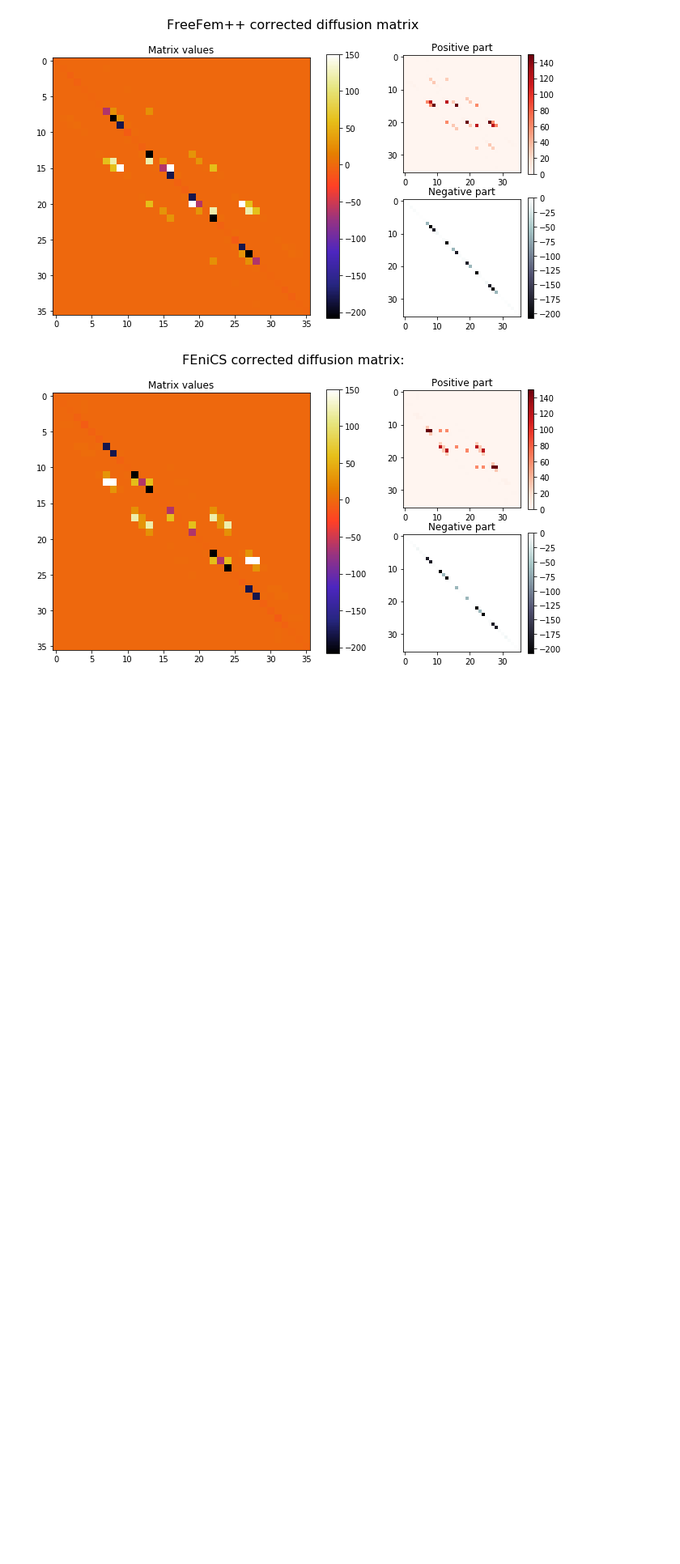
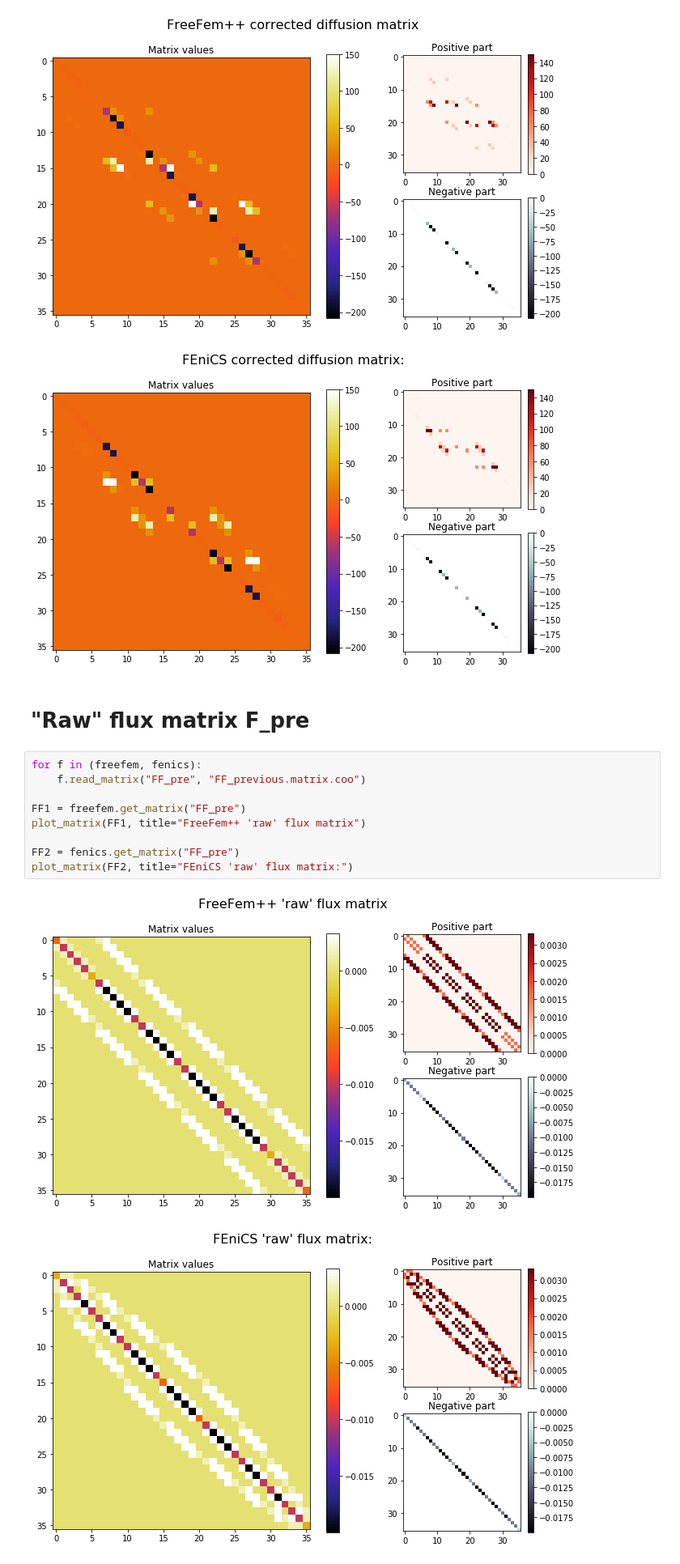
Before and after one commit to AlbaNaIz/ks_flux_correction, a Jupyter notebook: inspect_matrices.ipynb, the cells around one changed output. Shown at 81% size. Cells and saved outputs as stored; diff of their text form; blank space fills up the shorter version.

```diff
--- a/inspect_matrices.ipynb
+++ b/inspect_matrices.ipynb
@@ -320,3 +320,17 @@ assert_zero_cols_sum(KL1); assert_zero_cols_sum(KL2)
 # %% [output]
 [figure]
 [figure]
+# %% [markdown]
+# "Raw" flux matrix F_pre
+# %%
+for f in (freefem, fenics):
+    f.read_matrix("FF_pre", "FF_previous.matrix.coo")
+
+FF1 = freefem.get_matrix("FF_pre")
+plot_matrix(FF1, title="FreeFem++ 'raw' flux matrix")
+
+FF2 = fenics.get_matrix("FF_pre")
+plot_matrix(FF2, title="FEniCS 'raw' flux matrix:")
+# %% [output]
+[figure, added]
+[figure, added]
```
Also changed, not shown: parts of 6 cells of this notebook, 1 other file.
